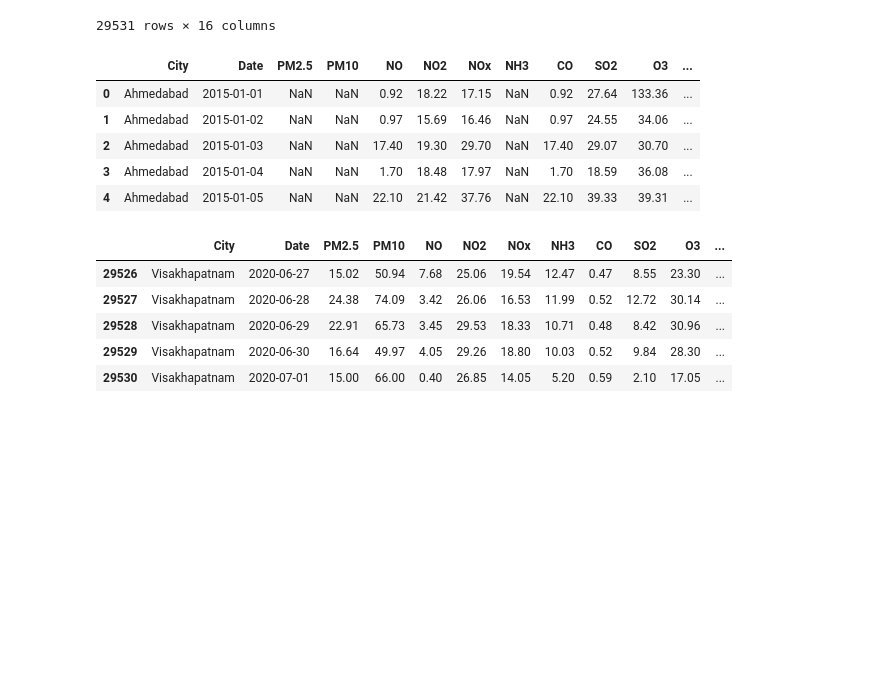
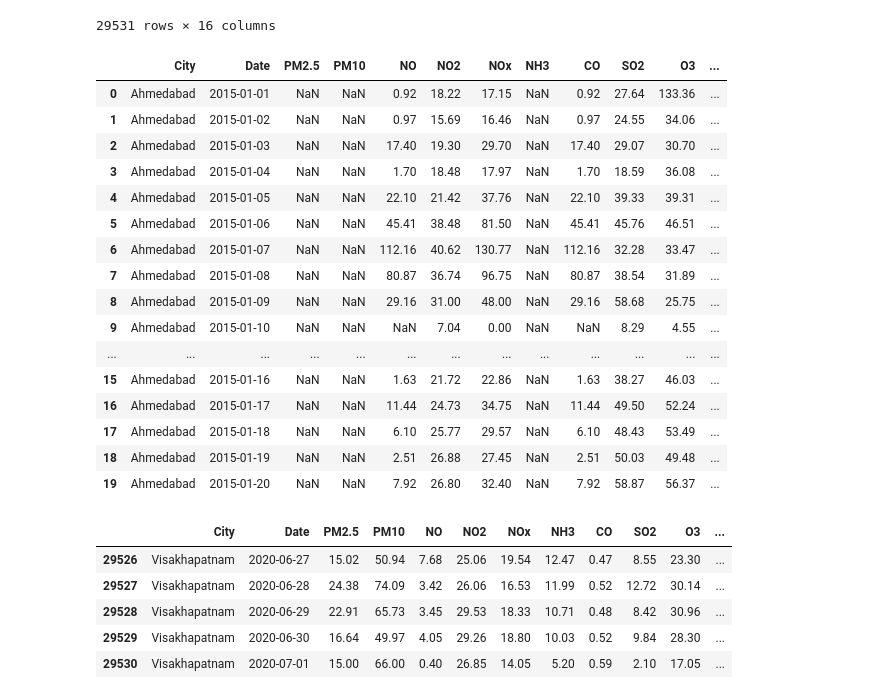
Before and after one commit to abhibaste07/AQI-prediction, a Jupyter notebook: AQI prediction model.ipynb, the cells around one changed output. Cells and saved outputs as stored; diff of their text form; code cells hidden in the pictures; blank space fills up the shorter version.

```diff
--- a/AQI prediction model.ipynb
+++ b/AQI prediction model.ipynb
@@ -46,14 +49,25 @@ df
 | 29530 | Visakhapatnam | 2020-07-01 | 15.00 | 66.00 | 0.40 | 26.85 | 14.05 | 5.20 | 0.59 | 2.10 | 17.05 | ... |
 29531 rows × 16 columns
 # %%
-df.head()
+df.head(20)
 # %% [output]
 |  | City | Date | PM2.5 | PM10 | NO | NO2 | NOx | NH3 | CO | SO2 | O3 | ... |
 | 0 | Ahmedabad | 2015-01-01 | NaN | NaN | 0.92 | 18.22 | 17.15 | NaN | 0.92 | 27.64 | 133.36 | ... |
 | 1 | Ahmedabad | 2015-01-02 | NaN | NaN | 0.97 | 15.69 | 16.46 | NaN | 0.97 | 24.55 | 34.06 | ... |
 | 2 | Ahmedabad | 2015-01-03 | NaN | NaN | 17.40 | 19.30 | 29.70 | NaN | 17.40 | 29.07 | 30.70 | ... |
 | 3 | Ahmedabad | 2015-01-04 | NaN | NaN | 1.70 | 18.48 | 17.97 | NaN | 1.70 | 18.59 | 36.08 | ... |
 | 4 | Ahmedabad | 2015-01-05 | NaN | NaN | 22.10 | 21.42 | 37.76 | NaN | 22.10 | 39.33 | 39.31 | ... |
+| 5 | Ahmedabad | 2015-01-06 | NaN | NaN | 45.41 | 38.48 | 81.50 | NaN | 45.41 | 45.76 | 46.51 | ... |
+| 6 | Ahmedabad | 2015-01-07 | NaN | NaN | 112.16 | 40.62 | 130.77 | NaN | 112.16 | 32.28 | 33.47 | ... |
+| 7 | Ahmedabad | 2015-01-08 | NaN | NaN | 80.87 | 36.74 | 96.75 | NaN | 80.87 | 38.54 | 31.89 | ... |
+| 8 | Ahmedabad | 2015-01-09 | NaN | NaN | 29.16 | 31.00 | 48.00 | NaN | 29.16 | 58.68 | 25.75 | ... |
+| 9 | Ahmedabad | 2015-01-10 | NaN | NaN | NaN | 7.04 | 0.00 | NaN | NaN | 8.29 | 4.55 | ... |
+| ... | ... | ... | ... | ... | ... | ... | ... | ... | ... | ... | ... | ... |
+| 15 | Ahmedabad | 2015-01-16 | NaN | NaN | 1.63 | 21.72 | 22.86 | NaN | 1.63 | 38.27 | 46.03 | ... |
+| 16 | Ahmedabad | 2015-01-17 | NaN | NaN | 11.44 | 24.73 | 34.75 | NaN | 11.44 | 49.50 | 52.24 | ... |
+| 17 | Ahmedabad | 2015-01-18 | NaN | NaN | 6.10 | 25.77 | 29.57 | NaN | 6.10 | 48.43 | 53.49 | ... |
+| 18 | Ahmedabad | 2015-01-19 | NaN | NaN | 2.51 | 26.88 | 27.45 | NaN | 2.51 | 50.03 | 49.48 | ... |
+| 19 | Ahmedabad | 2015-01-20 | NaN | NaN | 7.92 | 26.80 | 32.40 | NaN | 7.92 | 58.87 | 56.37 | ... |
 # %%
 df.tail()
 # %% [output]
```
Also changed, not shown: parts of 32 cells of this notebook.
